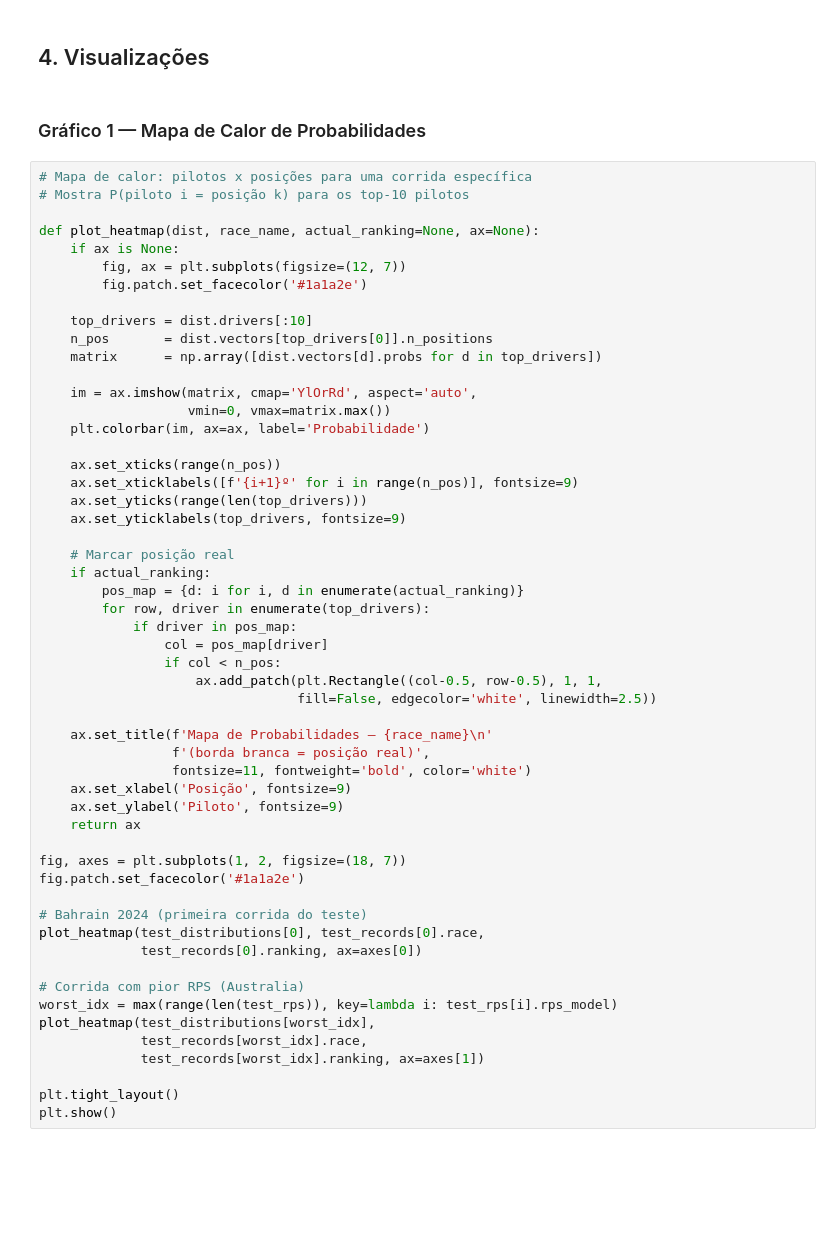
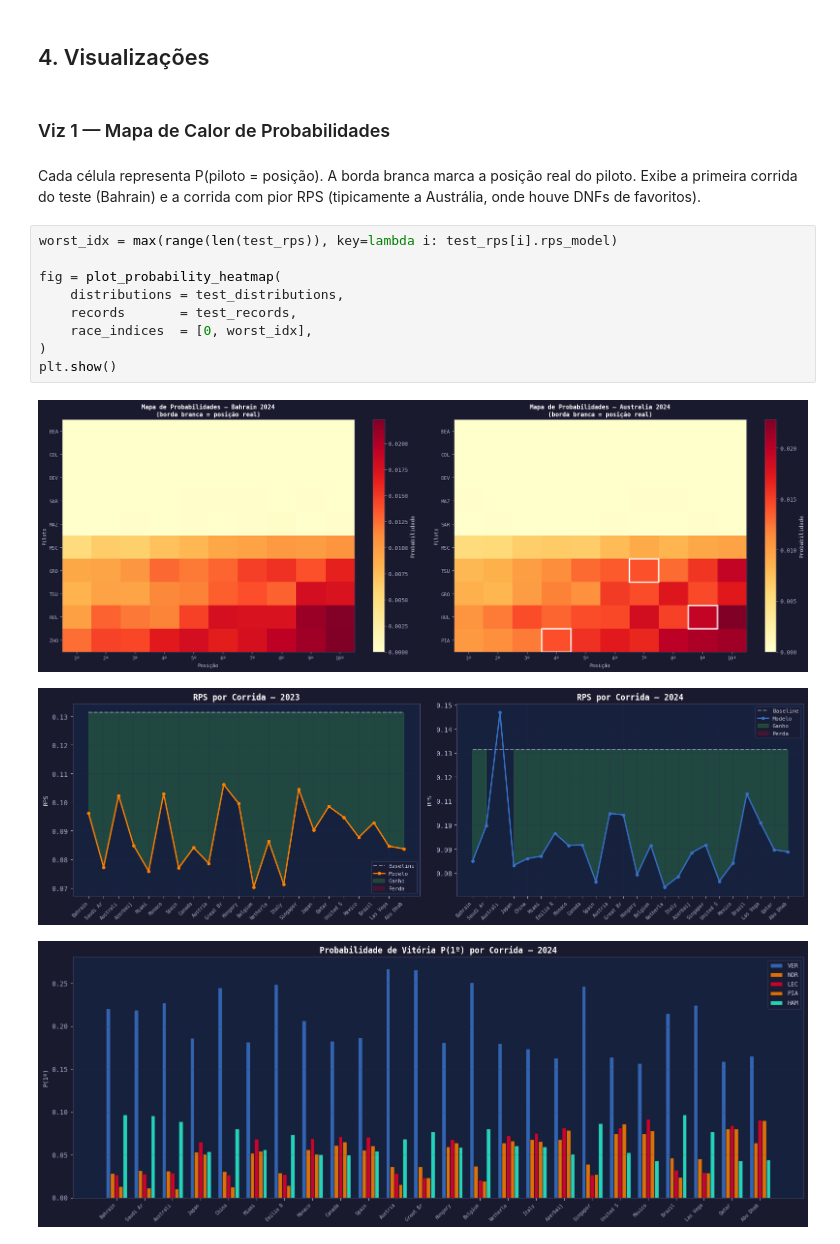
Before and after one commit to Guili-Lopes/Projeto-Formula1, a Jupyter notebook: notebooks/06_resultados_analise_pipeline_score_rules.ipynb, the cells around one changed output. Saved outputs shown, nothing was run; the diff lists cells and outputs as text; blank space fills up the shorter version.

```diff
--- a/notebooks/06_resultados_analise_pipeline_score_rules.ipynb
+++ b/notebooks/06_resultados_analise_pipeline_score_rules.ipynb
@@ -136,58 +224,21 @@ print(f"  {'MÉDIA':22s} {'':>8} {test_rps_summary.mean_rps_model:>12.4f} "
 # %% [markdown]
 ## 4. Visualizações
 # %% [markdown]
-### Gráfico 1 — Mapa de Calor de Probabilidades
+### Viz 1 — Mapa de Calor de Probabilidades
-# %%
-# Mapa de calor: pilotos x posições para uma corrida específica
-# Mostra P(piloto i = posição k) para os top-10 pilotos
-
-def plot_heatmap(dist, race_name, actual_ranking=None, ax=None):
-    if ax is None:
-        fig, ax = plt.subplots(figsize=(12, 7))
-        fig.patch.set_facecolor('#1a1a2e')
-
-    top_drivers = dist.drivers[:10]
-    n_pos       = dist.vectors[top_drivers[0]].n_positions
-    matrix      = np.array([dist.vectors[d].probs for d in top_drivers])
-
-    im = ax.imshow(matrix, cmap='YlOrRd', aspect='auto',
-                   vmin=0, vmax=matrix.max())
-    plt.colorbar(im, ax=ax, label='Probabilidade')
-
-    ax.set_xticks(range(n_pos))
-    ax.set_xticklabels([f'{i+1}º' for i in range(n_pos)], fontsize=9)
-    ax.set_yticks(range(len(top_drivers)))
-    ax.set_yticklabels(top_drivers, fontsize=9)
-
-    # Marcar posição real
-    if actual_ranking:
-        pos_map = {d: i for i, d in enumerate(actual_ranking)}
-        for row, driver in enumerate(top_drivers):
-            if driver in pos_map:
-                col = pos_map[driver]
-                if col < n_pos:
-                    ax.add_patch(plt.Rectangle((col-0.5, row-0.5), 1, 1,
-                                 fill=False, edgecolor='white', linewidth=2.5))
-
-    ax.set_title(f'Mapa de Probabilidades — {race_name}\n'
-                 f'(borda branca = posição real)',
-                 fontsize=11, fontweight='bold', color='white')
-    ax.set_xlabel('Posição', fontsize=9)
-    ax.set_ylabel('Piloto', fontsize=9)
-    return ax
-
-fig, axes = plt.subplots(1, 2, figsize=(18, 7))
-fig.patch.set_facecolor('#1a1a2e')
-
-# Bahrain 2024 (primeira corrida do teste)
-plot_heatmap(test_distributions[0], test_records[0].race,
-             test_records[0].ranking, ax=axes[0])
-
-# Corrida com pior RPS (Australia)
-worst_idx = max(range(len(test_rps)), key=lambda i: test_rps[i].rps_model)
-plot_heatmap(test_distributions[worst_idx],
-             test_records[worst_idx].race,
-             test_records[worst_idx].ranking, ax=axes[1])
-
-plt.tight_layout()
-plt.show()
+# %% [markdown]
+Cada célula representa P(piloto = posição). A borda branca marca a posição
+real do piloto. Exibe a primeira corrida do teste (Bahrain) e a corrida
+com pior RPS (tipicamente a Austrália, onde houve DNFs de favoritos).
+# %%
+worst_idx = max(range(len(test_rps)), key=lambda i: test_rps[i].rps_model)
+
+fig = plot_probability_heatmap(
+    distributions = test_distributions,
+    records       = test_records,
+    race_indices  = [0, worst_idx],
+)
+plt.show()
+# %% [output]
+[figure, added]
+[figure, added]
+[figure, added]
```
Also changed, not shown: parts of 24 cells of this notebook.
